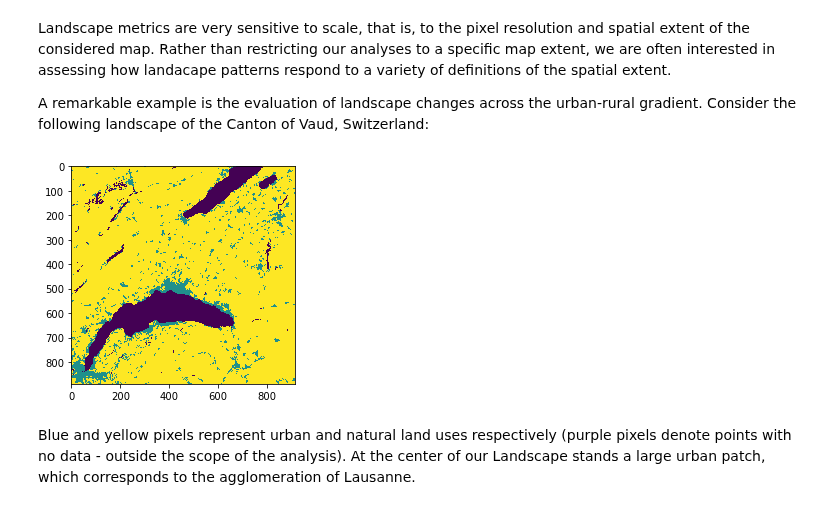
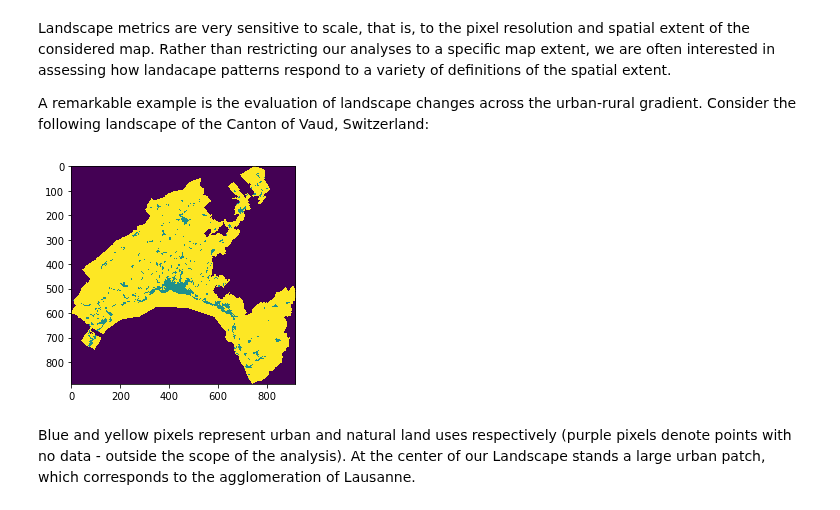
Before and after one commit to martibosch/pylandstats-notebooks, a Jupyter notebook: notebooks/gradient-analysis.ipynb, the cells around one changed output. Saved outputs shown, nothing was run; the diff lists cells and outputs as text; code cells hidden in the pictures.

```diff
--- a/gradient-analysis.ipynb
+++ b/notebooks/gradient-analysis.ipynb
@@ -12,12 +12,12 @@ Landscape metrics are very sensitive to scale, that is, to the pixel resolution
 A remarkable example is the evaluation of landscape changes across the urban-rural gradient. Consider the following landscape of the Canton of Vaud, Switzerland:
 # %%
 URBAN_CLASS_VAL = 1
-input_filepath = 'data/clc/00.tif'
+input_filepath = '../data/clc/vaud_g100_clc00_V18_5.tif'
 
 with rasterio.open(input_filepath) as src:
     plt.imshow(src.read(1))
 # %% [output]
-[figure, old version]
+[figure, new version]
 # %% [markdown]
 Blue and yellow pixels represent urban and natural land uses respectively (purple pixels denote points with no data - outside the scope of the analysis). At the center of our Landscape stands a large urban patch, which corresponds to the agglomeration of Lausanne.
 # %% [markdown]
```
Also changed, not shown: 7 other files.
